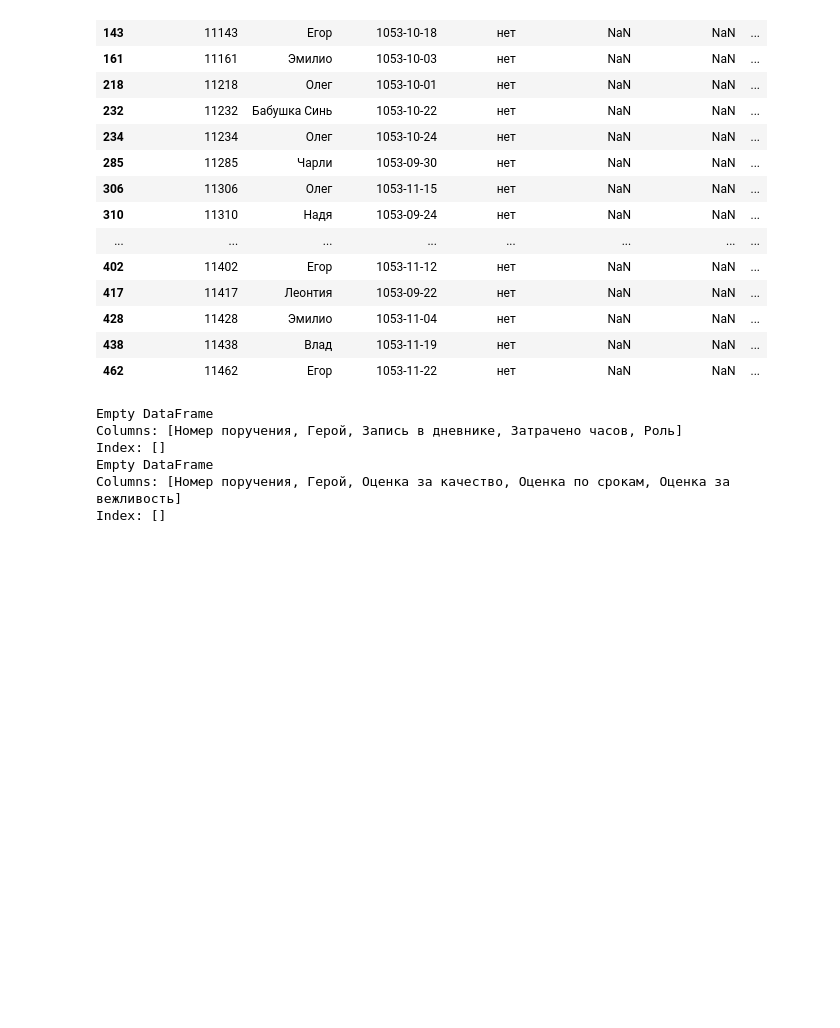
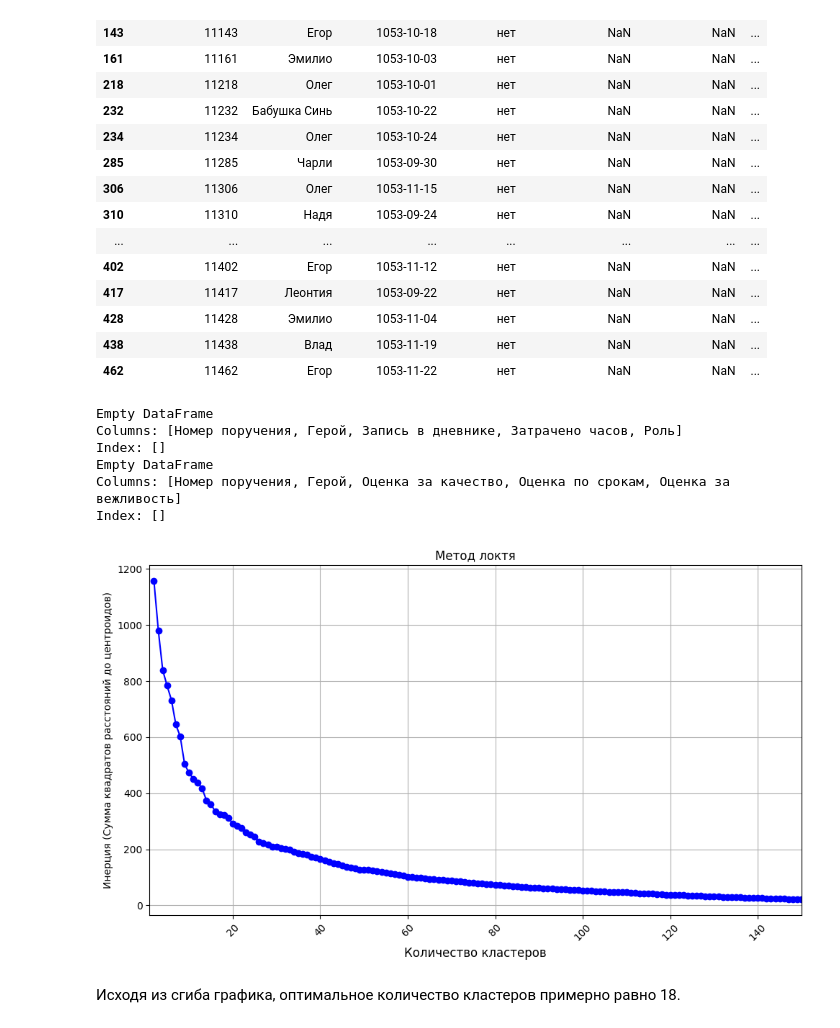
Before and after one commit to zina1t/GPNChallenge, a Jupyter notebook: solution.ipynb, the cells around one changed output. Cells and saved outputs as stored; diff of their text form; code cells hidden in the pictures; blank space fills up the shorter version.

Commit message:
clastered cases

```diff
--- a/solution.ipynb
+++ b/solution.ipynb
@@ -85,0 +125,51 @@ Index: []
+# %%
+import matplotlib.pyplot as plt
+from sklearn.cluster import KMeans
+from sentence_transformers import SentenceTransformer
+
+task_descriptions = cases['Описание']
+
+# Создание эмбеддингов с использованием Sentence-BERT
+model = SentenceTransformer('paraphrase-MiniLM-L6-v2')
+embeddings = model.encode(task_descriptions)
+
+# Определение диапазона кластеров
+# Максимальное количество кластеров не должно превышать (n_samples - 1)
+n_samples = len(task_descriptions)
+
+max_clusters = 150
+range_n_clusters = list(range(2, max_clusters + 1))  # 2 до max_clusters включительно
+
+# Листы для хранения результатов
+inertia = []
+
+# Перебираем различные количества кластеров и считаем метрики
+for n_clusters in range_n_clusters:
+    kmeans = KMeans(n_clusters=n_clusters, random_state=42)
+    cluster_labels = kmeans.fit_predict(embeddings)
+
+    # Метод локтя: инерция
+    inertia.append(kmeans.inertia_)
+
+# Создание графика
+fig, ax1 = plt.subplots(1, 1, figsize=(10, 6))
+
+# Метод локтя
+ax1.plot(range_n_clusters, inertia, 'o-', color='blue')
+ax1.set_title("Метод локтя")
+ax1.set_xlabel("Количество кластеров", fontsize=12)
+ax1.set_ylabel("Инерция (Сумма квадратов расстояний до центроидов)", fontsize=10)
+ax1.grid(True)
+
+
+# Настройка диапазона осей и увеличение шрифта
+ax1.tick_params(axis='x', rotation=45, labelsize=10)
+ax1.tick_params(axis='y', labelsize=10)
+ax1.set_xlim(1, 150)
+
+plt.tight_layout()
+plt.show()
+# %% [output]
+[figure, added]
+# %% [markdown]
+Исходя из сгиба графика, оптимальное количество кластеров примерно равно 18.
```
Also changed, not shown: parts of 4 cells of this notebook.
